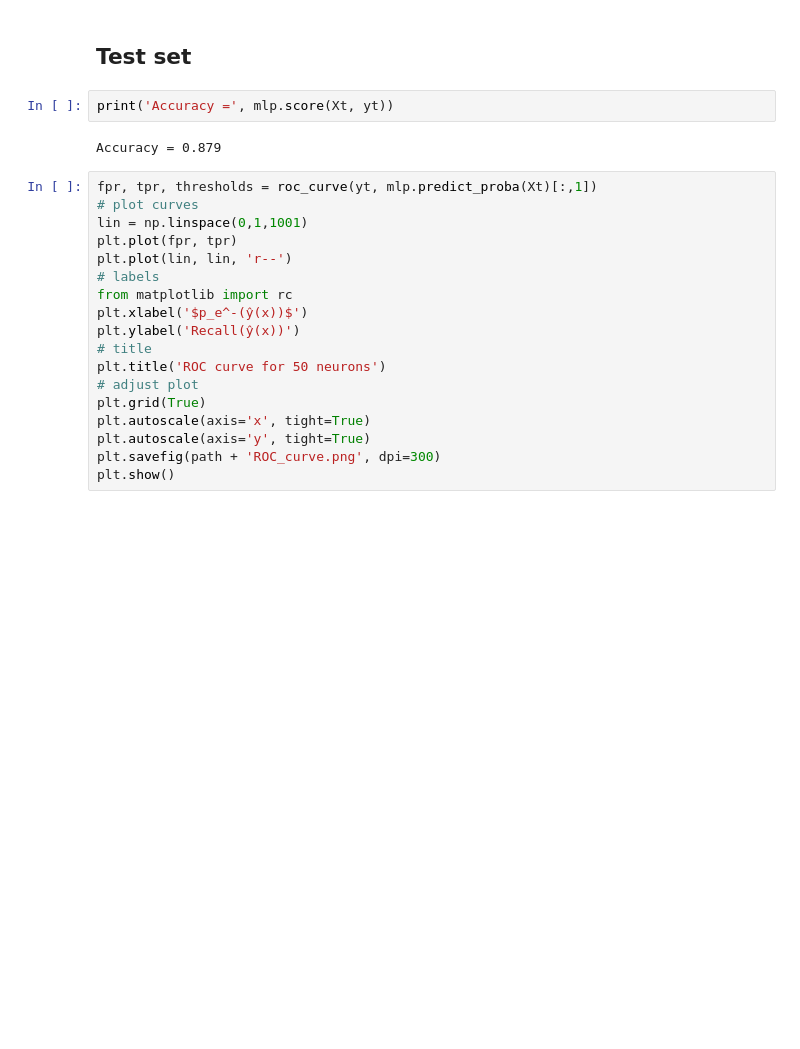
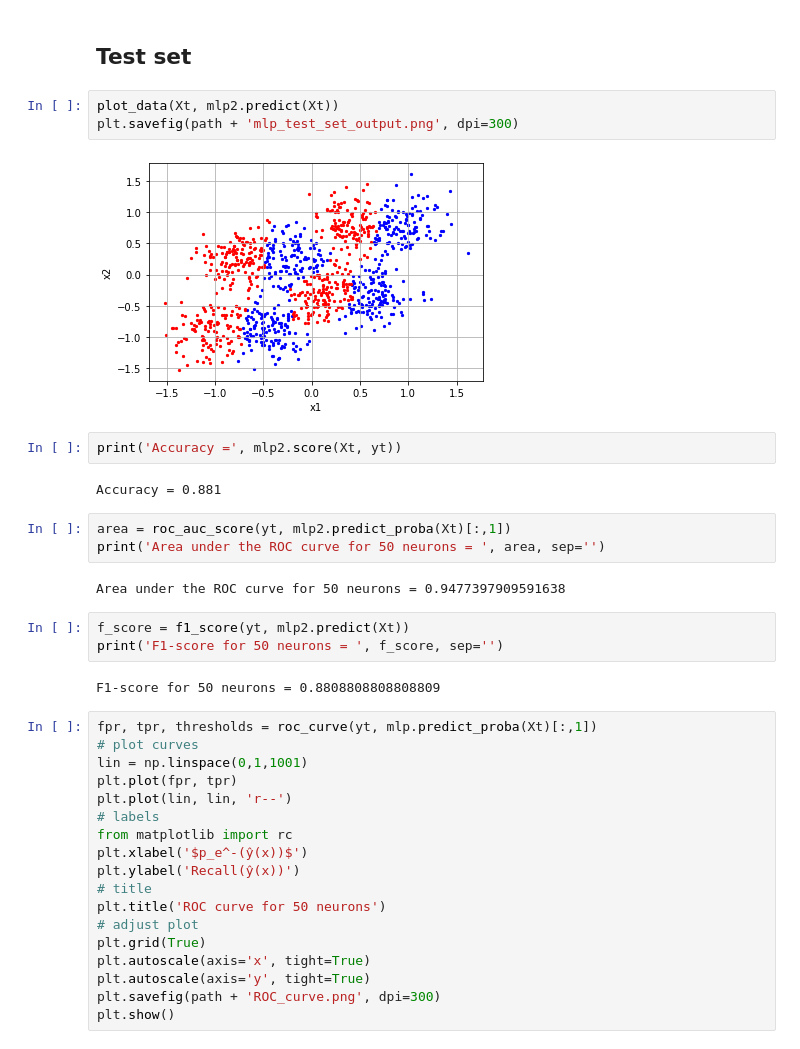
Before and after one commit to ito-rafael/IA006C-MachineLearning, a Jupyter notebook: efc3/notebooks/MLP.ipynb, the cells around one changed output. Cells and saved outputs as stored; diff of their text form; blank space fills up the shorter version.

```diff
--- a/efc3/notebooks/MLP.ipynb
+++ b/efc3/notebooks/MLP.ipynb
@@ -237,10 +237,25 @@ plt.savefig(path + 'mlp_decision_region.png', dpi=300)
 [figure]
 # %% [markdown]
 ## Test set
+# %%
+plot_data(Xt, mlp2.predict(Xt))
+plt.savefig(path + 'mlp_test_set_output.png', dpi=300)
+# %% [output]
+[figure, added]
 # %%
-print('Accuracy =', mlp.score(Xt, yt))
+print('Accuracy =', mlp2.score(Xt, yt))
 # %% [output]
-Accuracy = 0.879
+Accuracy = 0.881
+# %%
+area = roc_auc_score(yt, mlp2.predict_proba(Xt)[:,1])
+print('Area under the ROC curve for 50 neurons = ', area, sep='')
+# %% [output]
+Area under the ROC curve for 50 neurons = 0.9477397909591638
+# %%
+f_score = f1_score(yt, mlp2.predict(Xt))
+print('F1-score for 50 neurons = ', f_score, sep='')
+# %% [output]
+F1-score for 50 neurons = 0.8808808808808809
 # %%
 fpr, tpr, thresholds = roc_curve(yt, mlp.predict_proba(Xt)[:,1])
 # plot curves
```
Also changed, not shown: 11 other files.
